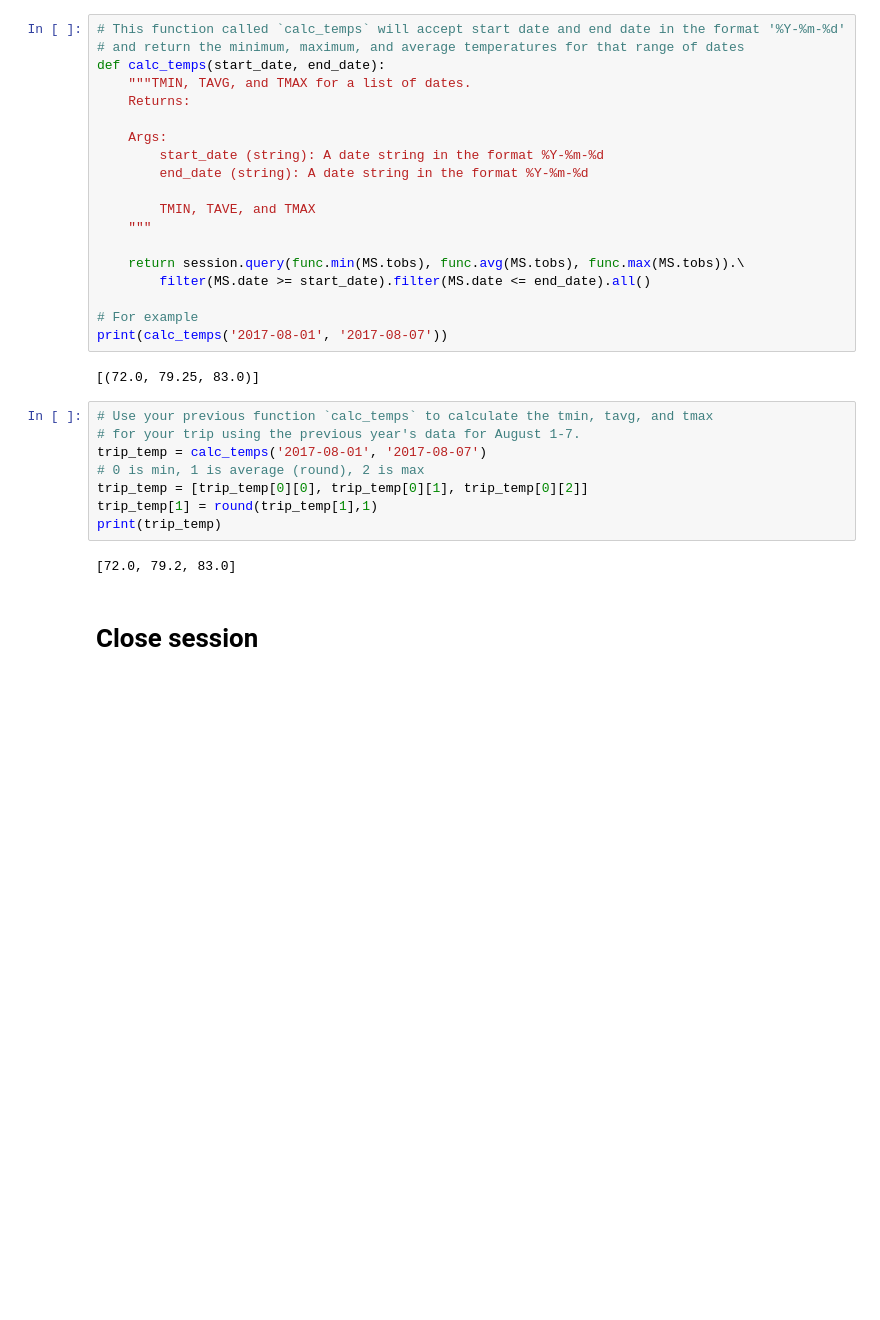
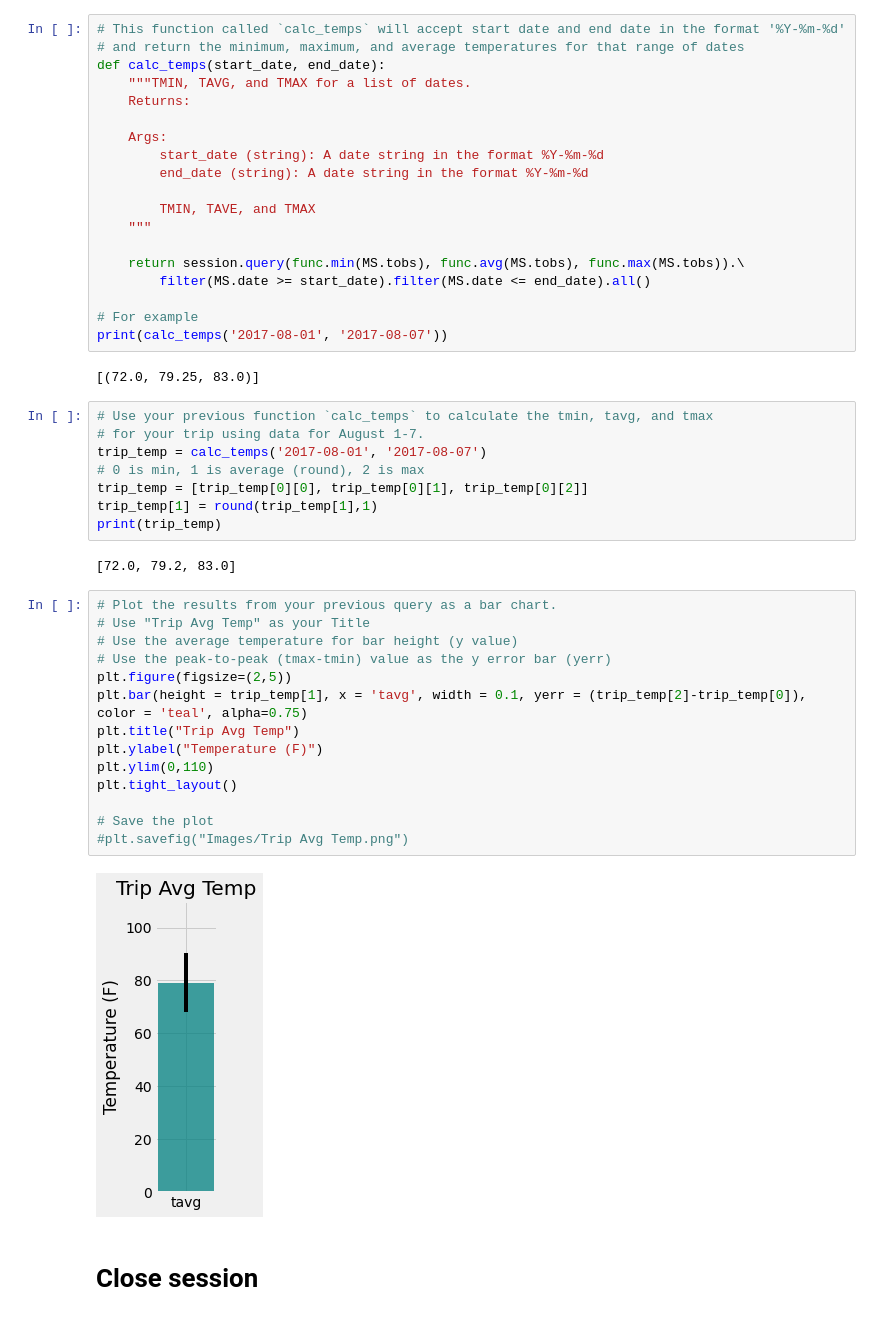
Before and after one commit to mgeorgic/sqlalchemy-challenge, a Jupyter notebook: HW/Code/climate.ipynb, the cells around one changed output. Cells and saved outputs as stored; diff of their text form; blank space fills up the shorter version.

Commit message:
added bar chart for trip avg temp

```diff
--- a/HW/Code/climate.ipynb
+++ b/HW/Code/climate.ipynb
@@ -254,7 +254,7 @@ print(calc_temps('2017-08-01', '2017-08-07'))
 [(72.0, 79.25, 83.0)]
 # %%
 # Use your previous function `calc_temps` to calculate the tmin, tavg, and tmax
-# for your trip using the previous year's data for August 1-7.
+# for your trip using data for August 1-7.
 trip_temp = calc_temps('2017-08-01', '2017-08-07')
 # 0 is min, 1 is average (round), 2 is max
 trip_temp = [trip_temp[0][0], trip_temp[0][1], trip_temp[0][2]]
@@ -262,6 +262,22 @@ trip_temp[1] = round(trip_temp[1],1)
 print(trip_temp)
 # %% [output]
 [72.0, 79.2, 83.0]
+# %%
+# Plot the results from your previous query as a bar chart.
+# Use "Trip Avg Temp" as your Title
+# Use the average temperature for bar height (y value)
+# Use the peak-to-peak (tmax-tmin) value as the y error bar (yerr)
+plt.figure(figsize=(2,5))
+plt.bar(height = trip_temp[1], x = 'tavg', width = 0.1, yerr = (trip_temp[2]-trip_temp[0]), color = 'teal', alpha=0.75)
+plt.title("Trip Avg Temp")
+plt.ylabel("Temperature (F)")
+plt.ylim(0,110)
+plt.tight_layout()
+
+# Save the plot
+#plt.savefig("Images/Trip Avg Temp.png")
+# %% [output]
+[figure, added]
 # %% [markdown]
 # Close session
 # %%
```
